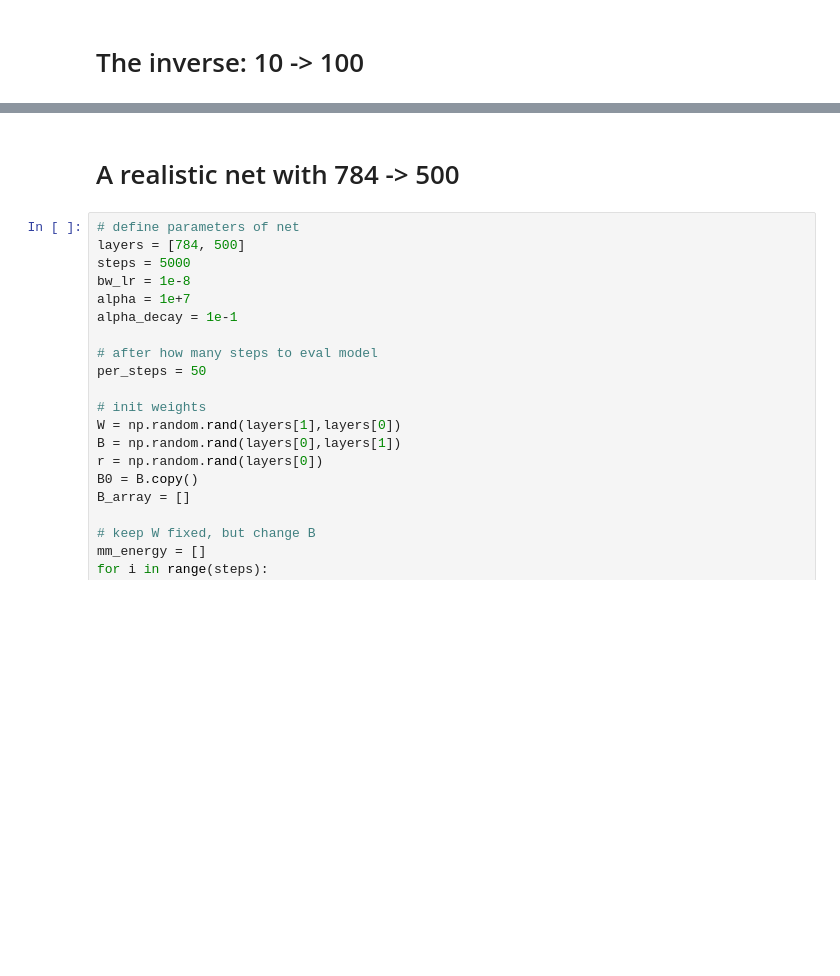
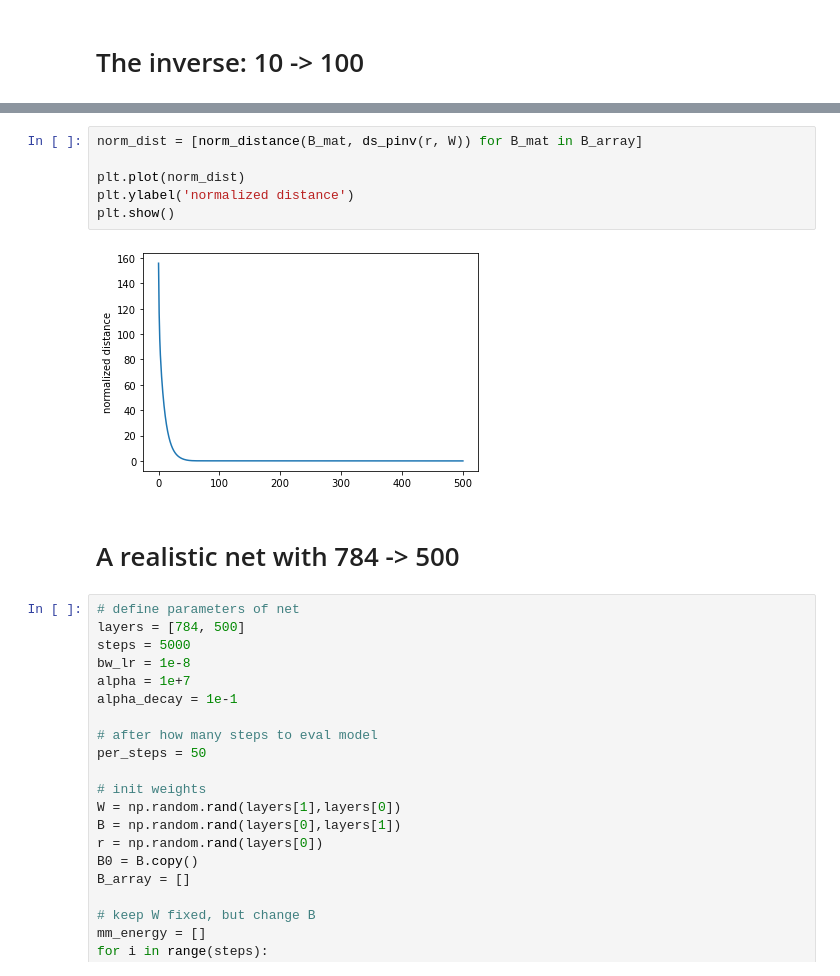
Before and after one commit to kma-code/Phaseless-Alignment-Learning, a Jupyter notebook: B circuit.ipynb, the cells around one changed output, grey strips where cells are left out. Saved outputs shown, nothing was run; the diff lists cells and outputs as text; blank space fills up the shorter version.

```diff
--- a/B circuit.ipynb
+++ b/B circuit.ipynb
@@ -252,3 +285,11 @@ plt.show()
+# %%
+norm_dist = [norm_distance(B_mat, ds_pinv(r, W)) for B_mat in B_array]
+
+plt.plot(norm_dist)
+plt.ylabel('normalized distance')
+plt.show()
+# %% [output]
+[figure, added]
 # %% [markdown]
 # A realistic net with 784 -> 500
 # %%
```
Also changed, not shown: parts of 14 cells of this notebook.
